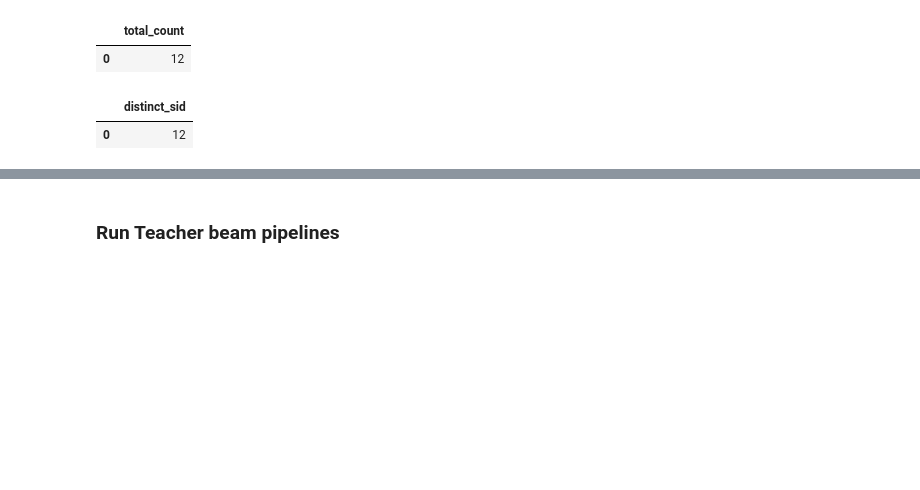
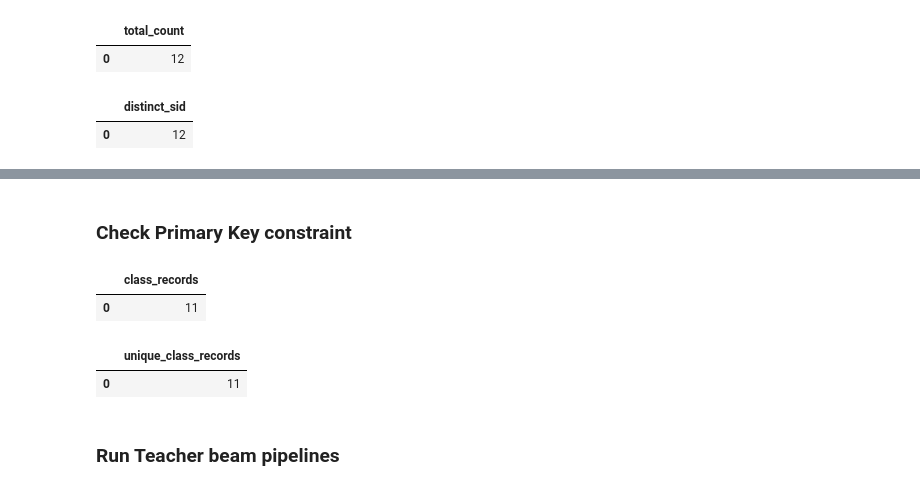
Before and after one commit to cs327e-spring2020/snippets, a Jupyter notebook: college_modeled.ipynb, the cells around one changed output, grey strips where cells are left out. Drawn from its saved outputs; the diff is of its cells as text; code cells hidden in the pictures; blank space fills up the shorter version.

```diff
--- a/college_modeled.ipynb
+++ b/college_modeled.ipynb
@@ -223,3 +244,17 @@ select count(*) as total_count from college_modeled.Student_Beam_DF
+# %% [markdown]
+### Check Primary Key constraint
+# %%
+%%bigquery
+select count(*) as class_records from college_modeled.Class
+# %% [output]
+|  | class_records |
+| 0 | 11 |
+# %%
+%%bigquery
+select count(distinct cid) as unique_class_records from college_modeled.Class
+# %% [output]
+|  | unique_class_records |
+| 0 | 11 |
 # %% [markdown]
 ### Run Teacher beam pipelines
 # %%
```
Also changed, not shown: parts of 16 cells of this notebook.
